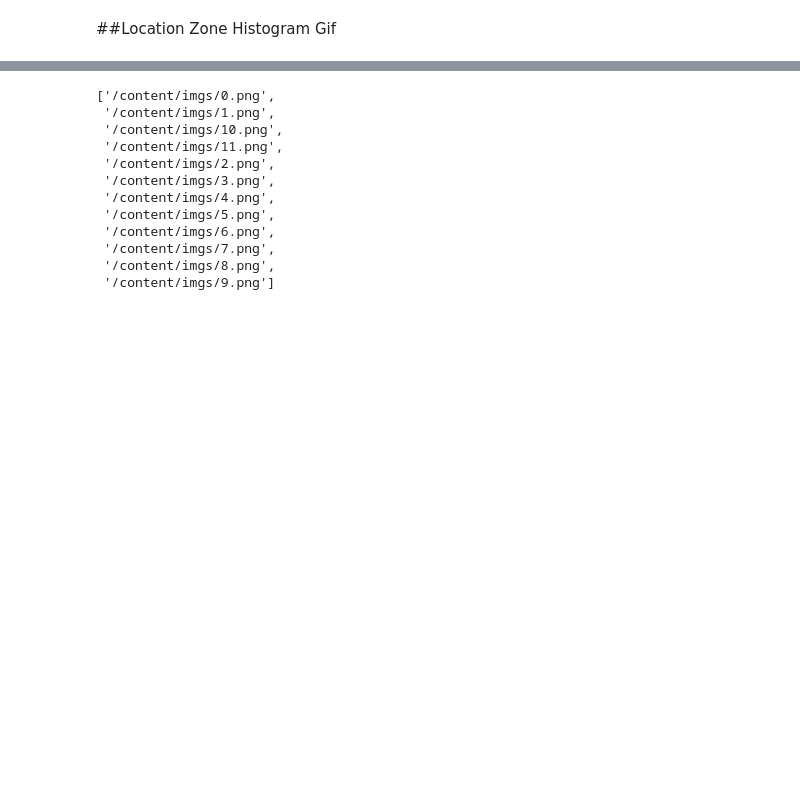
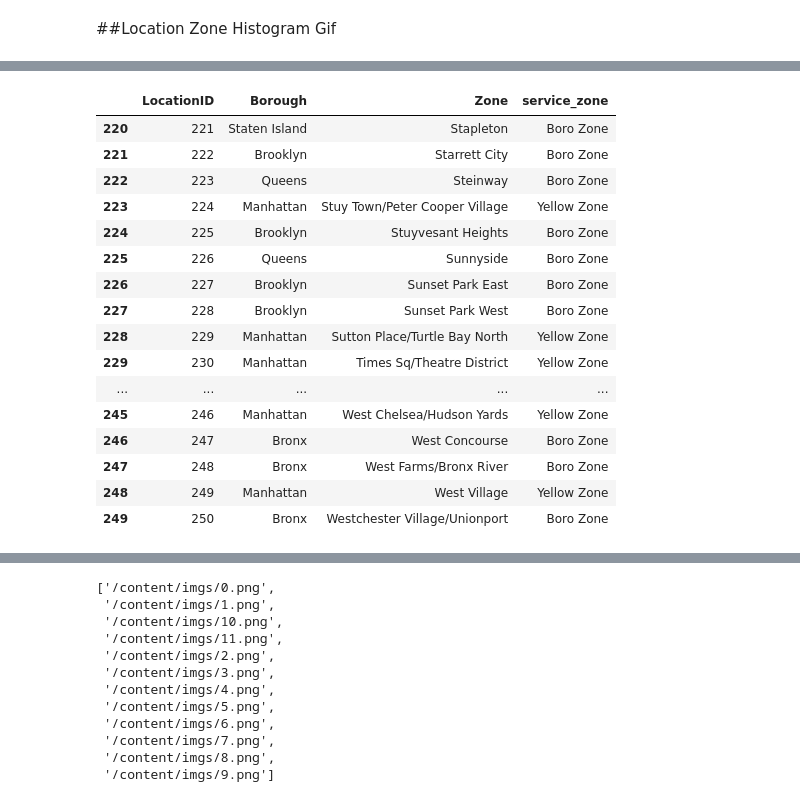
Before and after one commit to harrislam1/covid19_NYC_taxi_trips, a Jupyter notebook: loading_NYC_taxi_data.ipynb, the cells around one changed output, grey strips where cells are left out. Cells and saved outputs as stored; diff of their text form; code cells hidden in the pictures; blank space fills up the shorter version.

```diff
--- a/loading_NYC_taxi_data.ipynb
+++ b/loading_NYC_taxi_data.ipynb
@@ -371 +397,21 @@ No handles with labels found to put in legend.
+# %%
+taxi_zone.iloc[220:250]
+# %% [output]
+|  | LocationID | Borough | Zone | service_zone |
+| 220 | 221 | Staten Island | Stapleton | Boro Zone |
+| 221 | 222 | Brooklyn | Starrett City | Boro Zone |
+| 222 | 223 | Queens | Steinway | Boro Zone |
+| 223 | 224 | Manhattan | Stuy Town/Peter Cooper Village | Yellow Zone |
+| 224 | 225 | Brooklyn | Stuyvesant Heights | Boro Zone |
+| 225 | 226 | Queens | Sunnyside | Boro Zone |
+| 226 | 227 | Brooklyn | Sunset Park East | Boro Zone |
+| 227 | 228 | Brooklyn | Sunset Park West | Boro Zone |
+| 228 | 229 | Manhattan | Sutton Place/Turtle Bay North | Yellow Zone |
+| 229 | 230 | Manhattan | Times Sq/Theatre District | Yellow Zone |
+| ... | ... | ... | ... | ... |
+| 245 | 246 | Manhattan | West Chelsea/Hudson Yards | Yellow Zone |
+| 246 | 247 | Bronx | West Concourse | Boro Zone |
+| 247 | 248 | Bronx | West Farms/Bronx River | Boro Zone |
+| 248 | 249 | Manhattan | West Village | Yellow Zone |
+| 249 | 250 | Bronx | Westchester Village/Unionport | Boro Zone |
 # %%
```
Also changed, not shown: parts of 11 cells of this notebook.
